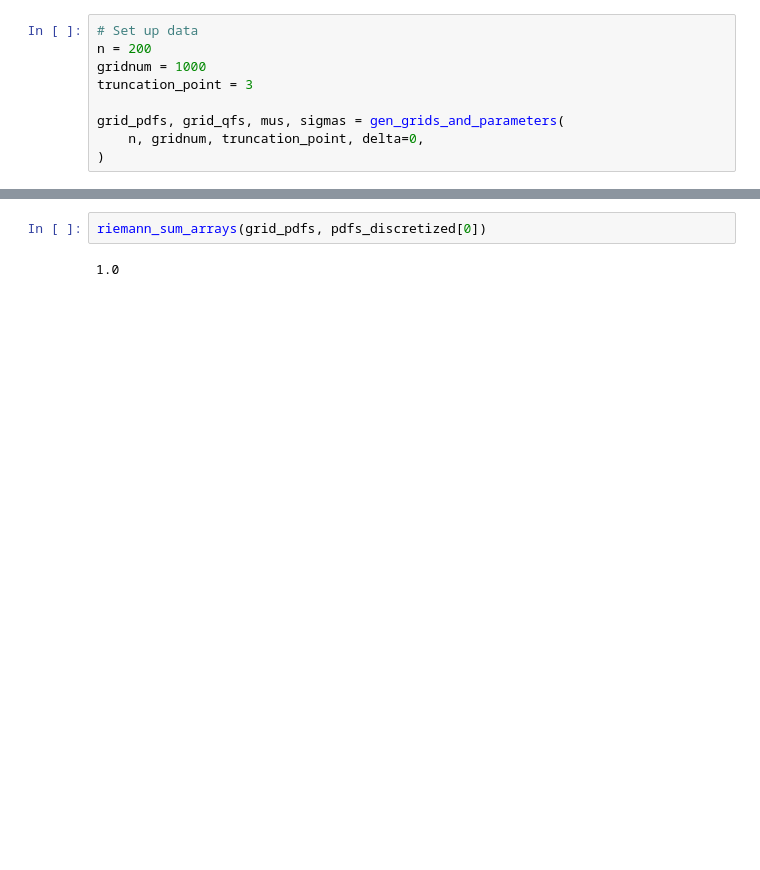
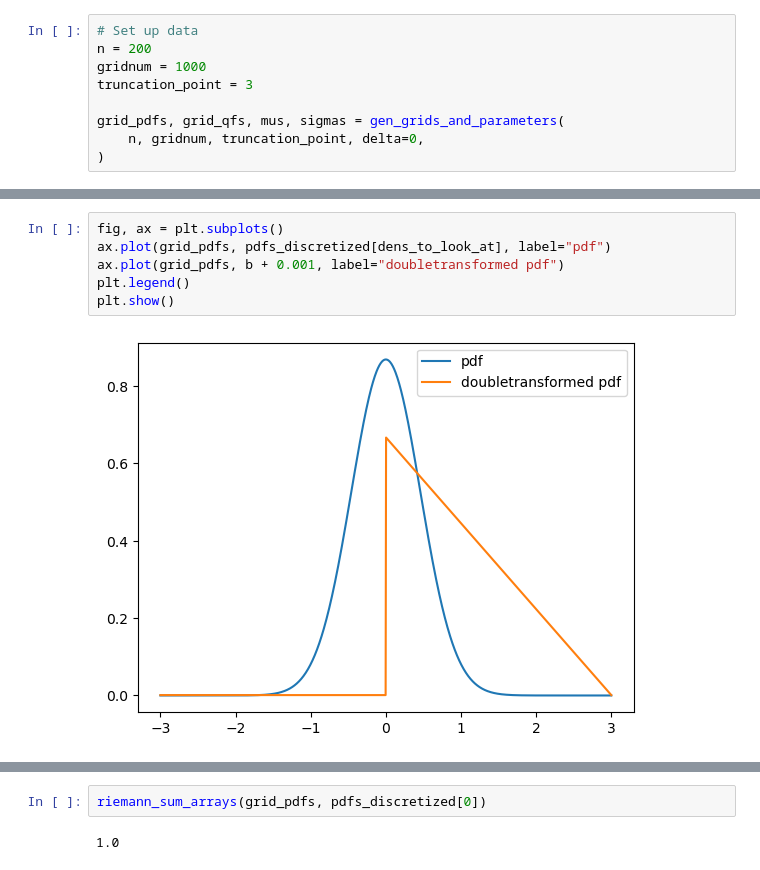
Before and after one commit to mirkimirk/thesis_frechet_fda, a Jupyter notebook: src/frechet_fda/sandbox_petersen_müller2016.ipynb, the cells around one changed output, grey strips where cells are left out. Cells and saved outputs as stored; diff of their text form; blank space fills up the shorter version.

```diff
--- a/src/frechet_fda/sandbox_petersen_müller2016.ipynb
+++ b/src/frechet_fda/sandbox_petersen_müller2016.ipynb
@@ -120,3 +249,11 @@ pdfs_discretized, cdfs_discretized, qfs_discretized, qdfs_discretized = (
+# %%
+fig, ax = plt.subplots()
+ax.plot(grid_pdfs, pdfs_discretized[dens_to_look_at], label="pdf")
+ax.plot(grid_pdfs, b + 0.001, label="doubletransformed pdf")
+plt.legend()
+plt.show()
+# %% [output]
+[figure, added]
 # %%
 qdfs_discretized[0][499], pdfs_discretized[0][499]
 # %% [output]
```
Also changed, not shown: parts of 16 cells of this notebook, 1 other file.
